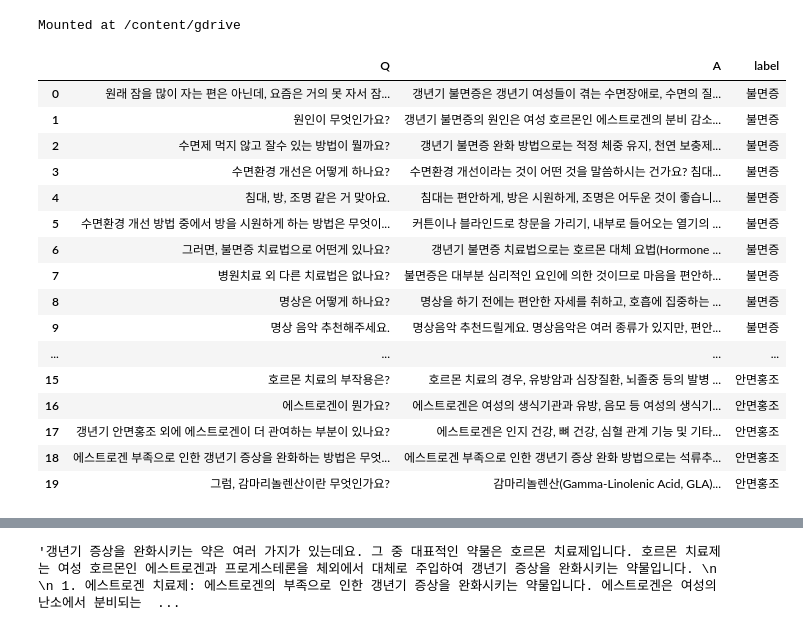
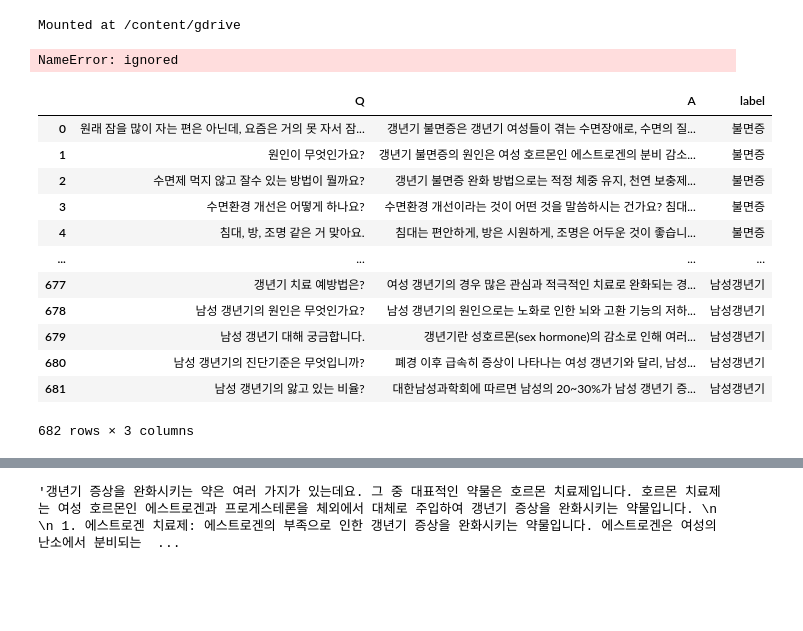
Before and after one commit to silver-eunjoo/Project_Repretty, a Jupyter notebook: LeeChatbot.ipynb, the cells around one changed output, grey strips where cells are left out. Cells and saved outputs as stored; diff of their text form; code cells hidden in the pictures; blank space fills up the shorter version.

```diff
--- a/LeeChatbot.ipynb
+++ b/LeeChatbot.ipynb
@@ -36,5 +36,7 @@ drive.mount("/content/gdrive")
 Mounted at /content/gdrive
 # %%
 #api 키 에러나서 재발급 받았습니당
-openai.api_key = "KEY" #ChatGPT KEY 받아오기
+openai.api_key = "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" #ChatGPT KEY 받아오기
 model = SentenceTransformer('jhgan/ko-sroberta-multitask')
+# %% [output]
+NameError: ignored
@@ -41,28 +50,26 @@ model = SentenceTransformer('jhgan/ko-sroberta-multitask')
 # %%
 #Gdrive Path
 train_data = pd.read_csv('/content/gdrive/MyDrive/project_0402/Data/DB.csv')
+#pandas spreadsheet
+# train_data = pd.read_csv('https://docs.google.com/spreadsheets/d/1qucS86xmwJ-yiRBVI44m72sPlsz73-LMQrQPya46JQA/export?format=csv')
 train_data.head(20)
 
 #NaN 제거하기
-#train_data.dropna(axis=1)
+train_data.dropna(axis=1)
 # %% [output]
 |  | Q | A | label |
 | 0 | 원래 잠을 많이 자는 편은 아닌데, 요즘은 거의 못 자서 잠... | 갱년기 불면증은 갱년기 여성들이 겪는 수면장애로, 수면의 질... | 불면증 |
 | 1 | 원인이 무엇인가요? | 갱년기 불면증의 원인은 여성 호르몬인 에스트로겐의 분비 감소... | 불면증 |
 | 2 | 수면제 먹지 않고 잘수 있는 방법이 뭘까요? | 갱년기 불면증 완화 방법으로는 적정 체중 유지, 천연 보충제... | 불면증 |
 | 3 | 수면환경 개선은 어떻게 하나요? | 수면환경 개선이라는 것이 어떤 것을 말씀하시는 건가요? 침대... | 불면증 |
 | 4 | 침대, 방, 조명 같은 거 맞아요. | 침대는 편안하게, 방은 시원하게, 조명은 어두운 것이 좋습니... | 불면증 |
-| 5 | 수면환경 개선 방법 중에서 방을 시원하게 하는 방법은 무엇이... | 커튼이나 블라인드로 창문을 가리기, 내부로 들어오는 열기의 ... | 불면증 |
-| 6 | 그러면, 불면증 치료법으로 어떤게 있나요? | 갱년기 불면증 치료법으로는 호르몬 대체 요법(Hormone ... | 불면증 |
-| 7 | 병원치료 외 다른 치료법은 없나요? | 불면증은 대부분 심리적인 요인에 의한 것이므로 마음을 편안하... | 불면증 |
-| 8 | 명상은 어떻게 하나요? | 명상을 하기 전에는 편안한 자세를 취하고, 호흡에 집중하는 ... | 불면증 |
-| 9 | 명상 음악 추천해주세요. | 명상음악 추천드릴게요. 명상음악은 여러 종류가 있지만, 편안... | 불면증 |
 | ... | ... | ... | ... |
-| 15 | 호르몬 치료의 부작용은? | 호르몬 치료의 경우, 유방암과 심장질환, 뇌졸중 등의 발병 ... | 안면홍조 |
-| 16 | 에스트로겐이 뭔가요? | 에스트로겐은 여성의 생식기관과 유방, 음모 등 여성의 생식기... | 안면홍조 |
-| 17 | 갱년기 안면홍조 외에 에스트로겐이 더 관여하는 부분이 있나요? | 에스트로겐은 인지 건강, 뼈 건강, 심혈 관계 기능 및 기타... | 안면홍조 |
-| 18 | 에스트로겐 부족으로 인한 갱년기 증상을 완화하는 방법은 무엇... | 에스트로겐 부족으로 인한 갱년기 증상 완화 방법으로는 석류추... | 안면홍조 |
-| 19 | 그럼, 감마리놀렌산이란 무엇인가요? | 감마리놀렌산(Gamma-Linolenic Acid, GLA)... | 안면홍조 |
+| 677 | 갱년기 치료 예방법은? | 여성 갱년기의 경우 많은 관심과 적극적인 치료로 완화되는 경... | 남성갱년기 |
+| 678 | 남성 갱년기의 원인은 무엇인가요? | 남성 갱년기의 원인으로는 노화로 인한 뇌와 고환 기능의 저하... | 남성갱년기 |
+| 679 | 남성 갱년기 대해 궁금합니다. | 갱년기란 성호르몬(sex hormone)의 감소로 인해 여러... | 남성갱년기 |
+| 680 | 남성 갱년기의 진단기준은 무엇입니까? | 폐경 이후 급속히 증상이 나타나는 여성 갱년기와 달리, 남성... | 남성갱년기 |
+| 681 | 남성 갱년기의 앓고 있는 비율? | 대한남성과학회에 따르면 남성의 20~30%가 남성 갱년기 증... | 남성갱년기 |
+682 rows × 3 columns
 # %%
 # Add 'embeddingn' row, 질문의 임베딩값 저장하기
 train_data['embedding'] = train_data.apply(lambda row: model.encode(row.Q), axis = 1)
```
Also changed, not shown: parts of 9 cells of this notebook, 1 other file.
